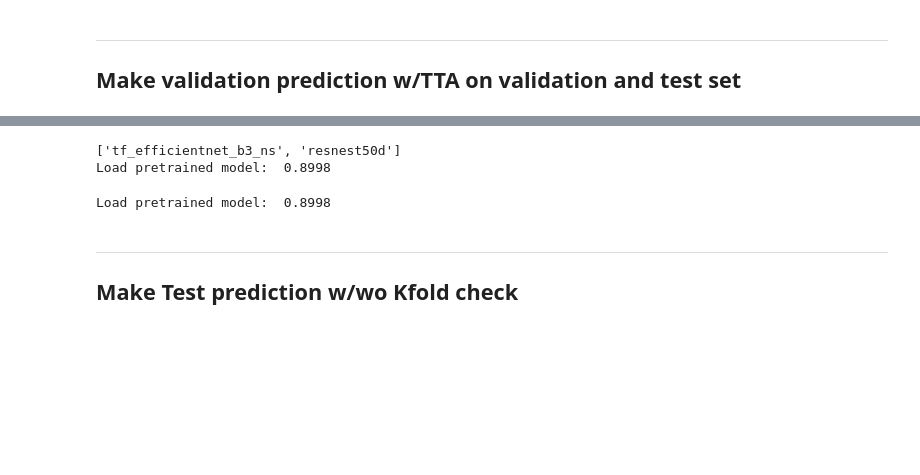
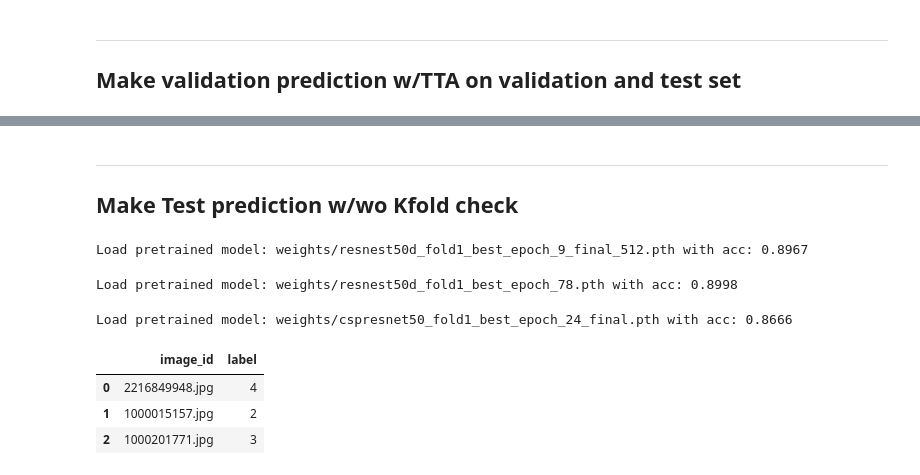
Before and after one commit to tuanho27/cassava_classify, a Jupyter notebook: cassava_preds.ipynb, the cells around one changed output, grey strips where cells are left out. Saved outputs shown, nothing was run; the diff lists cells and outputs as text; code cells hidden in the pictures; blank space fills up the shorter version.

Commit message:
add ensemble

```diff
--- a/cassava_preds.ipynb
+++ b/cassava_preds.ipynb
@@ -259,7 +264,7 @@ class TestDataset(Dataset):
                        'image_ids':[]}
             if self.fcrops:
                 for trans in self.transform:
-                    image_aug = Image(image)
+                    image_aug = Image.open(file_path)
                     image_aug = trans(image_aug)
                     outputs["images"].append(image_aug)
                     del image_aug
@@ -358,6 +363,17 @@ transform_tta3 = A.Compose(
      ToTensorV2(),
     ]
 )
+transform_tta4 = A.Compose(
+    [
+     A.CenterCrop(height=params["image_size"], width=params["image_size"], p=1),
+     A.Resize(height=params["image_size"], width=params["image_size"], p=1),
+     A.RandomRotate90(p=1.),
+     A.RandomRotate90(p=1.),
+     A.Normalize(mean=(0.485, 0.456, 0.406), std=(0.229, 0.224, 0.225)),
+     ToTensorV2(),
+    ]
+)
+
 ##### Test TTA with Five Crops
 transform_crop_tta0 = T.Compose([
                 T.FiveCrop(params["image_size"]),
@@ -380,7 +396,7 @@ transform_crop_tta2 = T.Compose([
                 T.Lambda(lambda norms: torch.stack([T.Normalize(mean=[0.5], std=[0.5])(norm) for norm in norms]))
     ]
 )
-test_transform_tta = [transform_tta0, transform_tta1, transform_tta2, transform_tta3]
+test_transform_tta = [transform_tta0, transform_tta1, transform_tta2, transform_tta3, transform_tta3, transform_tta4]
 test_transform_tta_crops = [transform_crop_tta0, transform_crop_tta1, transform_crop_tta2]
 # %% [markdown]
 Also let's define a function that takes a dataset and visualizes different augmentations applied to the same image.
@@ -648,5 +655,14 @@ def ensemble_w_kfold_tta_validate(loader, models, params, valid_test=False):
 
             metric_monitor.update("Accuracy", accuracy)
             stream.set_description(
-                "Kfold TTA Validation. {metric_monitor}".format(metric_monitor=metric_monitor)
+                "Ensemble Validation. {metric_monitor}".format(metric_monitor=metric_monitor)
             )
+if params["ensemble"] and params["tta"] and params["fold"]:
+    models = []
+    print(f"Ensemble below models: {ensemble_models_name}")
+    for name, ckpt, weight in zip(ensemble_models_name, ensemble_ckpt_index, ensemble_ckpt_weight):
+        print(ckpt)
+        m = declare_model(name, ckpt)
+        models.append(m)
+        del m
+    ensemble_w_kfold_tta_validate(val_pred_loader, models, params, valid_test=True)
@@ -653,16 +683,3 @@ def ensemble_w_kfold_tta_validate(loader, models, params, valid_test=False):
-# %%
-if params["ensemble"] and params["tta"] and params["fold"]:
-    models = []
-    print(ensemble_models_name)
-    for name, ckpt, weight in zip(ensemble_models_name, ensemble_ckpt_index, ensemble_ckpt_weight):
-        m = declare_model(name)
-        models.append(m)
-        del m
-    ensemble_w_kfold_tta_validate(val_pred_loader, models, params, valid_test=True)
-# %% [output]
-['tf_efficientnet_b3_ns', 'resnest50d']
-Load pretrained model:  0.8998
-Load pretrained model:  0.8998
 # %% [markdown]
 ------------------------
 ## Make Test prediction w/wo Kfold check
@@ -702,22 +719,29 @@ def predict(loader, model, params, valid_test=False):
 # %%
 # CV w/wo fold predict
 if params["kfold_pred"]:
     fold_preds = []
     for ckpt, weight in zip(fold_ckpt_index, fold_ckpt_weight):
-        state_dict = torch.load(weights[ckpt])
+        state_dict = torch.load(WEIGHTS[ckpt])
         fold_acc = state_dict["preds"]
-        if params["debug"]:
-            print(f"Load pretrained model: {weights[ckpt]} with acc: {fold_acc}")
+        print(f"Load pretrained model: {weights[ckpt]} with acc: {fold_acc}")
         model.load_state_dict(state_dict["model"])
         best_acc = state_dict["preds"]
         out = predict(test_pred_loader, model, params, valid_test=True).mul(weight)
         fold_preds.append(out)
         del(out)
     final_out_fold = torch.softmax(torch.stack(fold_preds).mean(dim=0), dim=2).view(-1,5).argmax(1)
     final_out = final_out_fold.cpu().numpy()
 else:
     final_out = predict(test_pred_loader, model, params, valid_test=True)
 
 test['label'] = final_out
 test.to_csv('submission.csv', index=False)
 test.head(n=10)
+# %% [output]
+Load pretrained model: weights/resnest50d_fold1_best_epoch_9_final_512.pth with acc: 0.8967
+Load pretrained model: weights/resnest50d_fold1_best_epoch_78.pth with acc: 0.8998
+Load pretrained model: weights/cspresnet50_fold1_best_epoch_24_final.pth with acc: 0.8666
+|  | image_id | label |
+| 0 | 2216849948.jpg | 4 |
+| 1 | 1000015157.jpg | 2 |
+| 2 | 1000201771.jpg | 3 |
```
Also changed, not shown: parts of 11 cells of this notebook, 3 other files.
